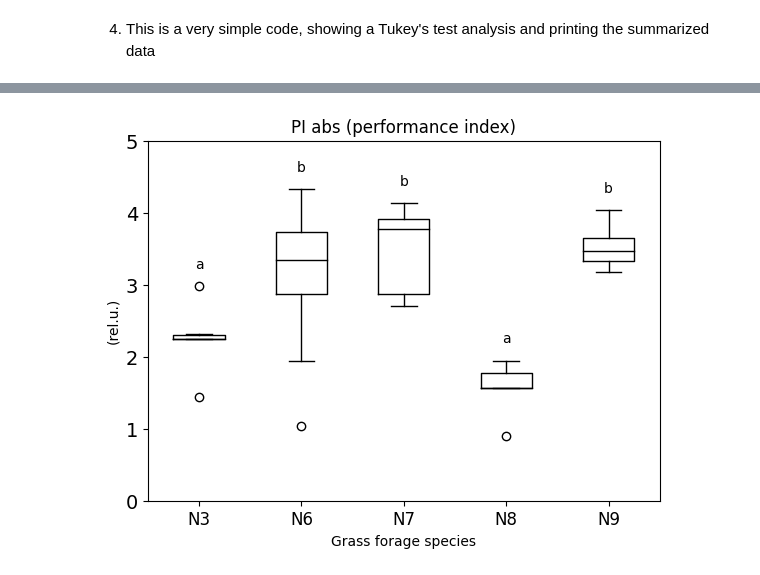
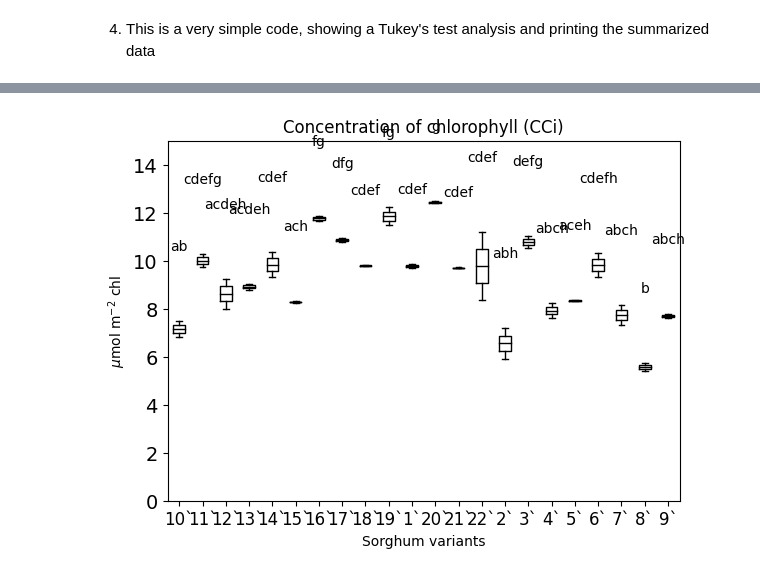
Before and after one commit to MKolaksazov/Data-Science, a Jupyter notebook: Colab code (graphs)/Tukey_test_letters.ipynb, the cells around one changed output, grey strips where cells are left out. Drawn from its saved outputs; the diff is of its cells as text; code cells hidden in the pictures.

```diff
--- a/Colab code (graphs)/Tukey_test_letters.ipynb
+++ b/Colab code (graphs)/Tukey_test_letters.ipynb
@@ -66,5 +60,5 @@ Name: groups, dtype: object
 # %%
-params = df.pop('Pi_Abs') #required param
-dff = params.T
+params = df.pop('water') #required param
+transp_df = params.T
 
 #dff = np.array(params)
@@ -71,14 +67,14 @@ dff = params.T
 # %%
 from matplotlib.patches import namedtuple
 #convert dataframe to matrix
-conv_arr= dff.values
+conv_arr= transp_df.values
 
 #split matrix into 3 columns each into 1d array
 
 #converting into 1D array
-arr = conv_arr.ravel()
+one_D_array = conv_arr.ravel()
 
-print(arr)
+print(one_D_array)
 
 # variants as well:
 print(names)
@@ -110,7 +106,7 @@
 # Sample data (replace this with your data)
 data = pd.DataFrame({
     'Variant': names,
-    'Value': arr
+    'Value': one_D_array
 })
 # %% [markdown]
 3) performing the co-variance test
@@ -166,7 +164,10 @@ thsd=mod.tukeyhsd()
 tot=len(thsd.groupsunique)
 #make an empty dataframe that is a square matrix of size of the groups. #set first column to 1
 df_ltr=pd.DataFrame(np.nan, index=np.arange(tot),columns=np.arange(tot))
-df_ltr.iloc[:,0]=1
+#df_ltr.iloc[:,0]=1
+df_ltr[df_ltr.columns[0]] = 1
+#df[df.columns[i]] = newvals` or, if columns are non-unique, `df.isetitem(i, newvals)
+
 count=0
 df_nms = pd.DataFrame('', index=np.arange(tot), columns=['names'])
 # I make a dummy dataframe to put axis labels into.  sd stands for signifcant difference
@@ -179,19 +180,19 @@ for i in np.arange(tot):   #I loop through and make all pairwise comparisons.
                 if df_ltr.iloc[i,cn]==1 and df_ltr.iloc[j,cn]==1:
                   #If the column contains both i and j shift and duplicat
                     df_ltr=pd.concat([df_ltr.iloc[:,:cn+1],df_ltr.iloc[:,cn+1:].T.shift().T],axis=1)
-                    df_ltr.iloc[:,cn+1]=df_ltr.iloc[:,cn]
+                    df_ltr[df_ltr.columns[cn+1]]=df_ltr[df_ltr.columns[cn]]
                     df_ltr.iloc[i,cn]=0
                     df_ltr.iloc[j,cn+1]=0
                 #Now we need to check all columns for abosortpion.
                 for cleft in np.arange(len(df_ltr.columns)-1):
                     for cright in np.arange(cleft+1,len(df_ltr.columns)):
-                        if (df_ltr.iloc[:,cleft].isna()).all()==False and (df_ltr.iloc[:,cright].isna()).all()==False:
-                            if (df_ltr.iloc[:,cleft]>=df_ltr.iloc[:,cright]).all()==True:
-                                df_ltr.iloc[:,cright]=0
-                                df_ltr=pd.concat([df_ltr.iloc[:,:cright],df_ltr.iloc[:,cright:].T.shift(-1).T],axis=1)
-                            if (df_ltr.iloc[:,cleft]<=df_ltr.iloc[:,cright]).all()==True:
-                                df_ltr.iloc[:,cleft]=0
-                                df_ltr=pd.concat([df_ltr.iloc[:,:cleft],df_ltr.iloc[:,cleft:].T.shift(-1).T],axis=1)
+                        if (df_ltr[df_ltr.columns[cleft]].isna()).all()==False and (df_ltr[df_ltr.columns[cright]].isna()).all()==False:
+                            if (df_ltr[df_ltr.columns[cleft]]>=df_ltr[df_ltr.columns[cright]]).all()==True:
+                                df_ltr[df_ltr.columns[cright]]=0
+                                df_ltr=pd.concat([df_ltr[df_ltr.columns[:cright]],df_ltr[df_ltr.columns[cright:]].T.shift(-1).T],axis=1)
+                            if (df_ltr[df_ltr.columns[cleft]]<=df_ltr[df_ltr.columns[cright]]).all()==True:
+                                df_ltr[df_ltr.columns[cleft]]=0
+                                df_ltr=pd.concat([df_ltr[df_ltr.columns[:cleft]],df_ltr[df_ltr.columns[cleft:]].T.shift(-1).T],axis=1)
 
         count+=1
 
@@ -200,9 +201,9 @@ df_ltr=df_ltr.sort_values(by=list(df_ltr.columns),axis=1,ascending=False)
 
 # I assign letters to each column
 for cn in np.arange(len(df_ltr.columns)):
-    df_ltr.iloc[:,cn]=df_ltr.iloc[:,cn].replace(1,chr(97+cn))
-    df_ltr.iloc[:,cn]=df_ltr.iloc[:,cn].replace(0,'')
-    df_ltr.iloc[:,cn]=df_ltr.iloc[:,cn].replace(np.nan,'')
+    df_ltr[df_ltr.columns[cn]]=df_ltr[df_ltr.columns[cn]].replace(1,chr(97+cn))
+    df_ltr[df_ltr.columns[cn]]=df_ltr[df_ltr.columns[cn]].replace(0,'')
+    df_ltr[df_ltr.columns[cn]]=df_ltr[df_ltr.columns[cn]].replace(np.nan,'')
 
 #I put all the letters into one string
 df_ltr=df_ltr.astype(str)
@@ -227,34 +239,34 @@ grps=pd.unique(data[col_to_group].values)   #Finds the group names
 grps.sort() # This is critical!  Puts the groups in alphabeical order to make it match the plotting
 
 #props=dict(facecolor='white',alpha=1)
 ''''''
 for i,grp in enumerate(grps):   #I loop through the groups to make the scatters and figure out the axis labels.
-    y_pos = data[data['Variant'] == grp]['Value'].max() + 0.4
+    y_pos = data[data['Variant'] == grp]['Value'].max() + 3.4
     #y_pos = ax.get_ylim()[1]*1
     ax.text(i+1,y_pos,df_ltr.sum(axis=1)[i],rotation=0,fontsize=10,verticalalignment='top',horizontalalignment='center')
 
 ax.set_xticklabels(grps,rotation=0,fontsize=12)
 #ax.set_xticks()
-ax.set_ylim([0, 5])
-ax.set(title='PI abs (performance index)', ylabel=r'(rel.u.)', xlabel="Grass forage species")
+ax.set_ylim([0, 15])
+ax.set(title='Concentration of chlorophyll (CCi)', ylabel=r'$\mu$mol m$^{-2}$ chl', xlabel="Sorghum variants")
 fig.suptitle('')
 
 # PI $_{ABS}$ (performance index)
 #
 
 # CO$_2$ uptake (A$_{n}$)
 # r'$\mu$mol m$^{-2}$s$^{-1}$ CO$_2$'
 
 # Concentration of chlorophyll (CCi)
 # $\mu$mol m$^{-2}$ chl
 
 # TAC - water extracts
 # mM AAE g${^-1}$
 
 # PI $_{ABS}$
 # (a.u.)
 
 plt.grid(False)
 #fig.savefig('anovatest.jpg',dpi=600,bbox_inches='tight')
 # %% [output]
-[figure, old version]
+[figure, new version]
```
Also changed, not shown: parts of 14 cells of this notebook.
